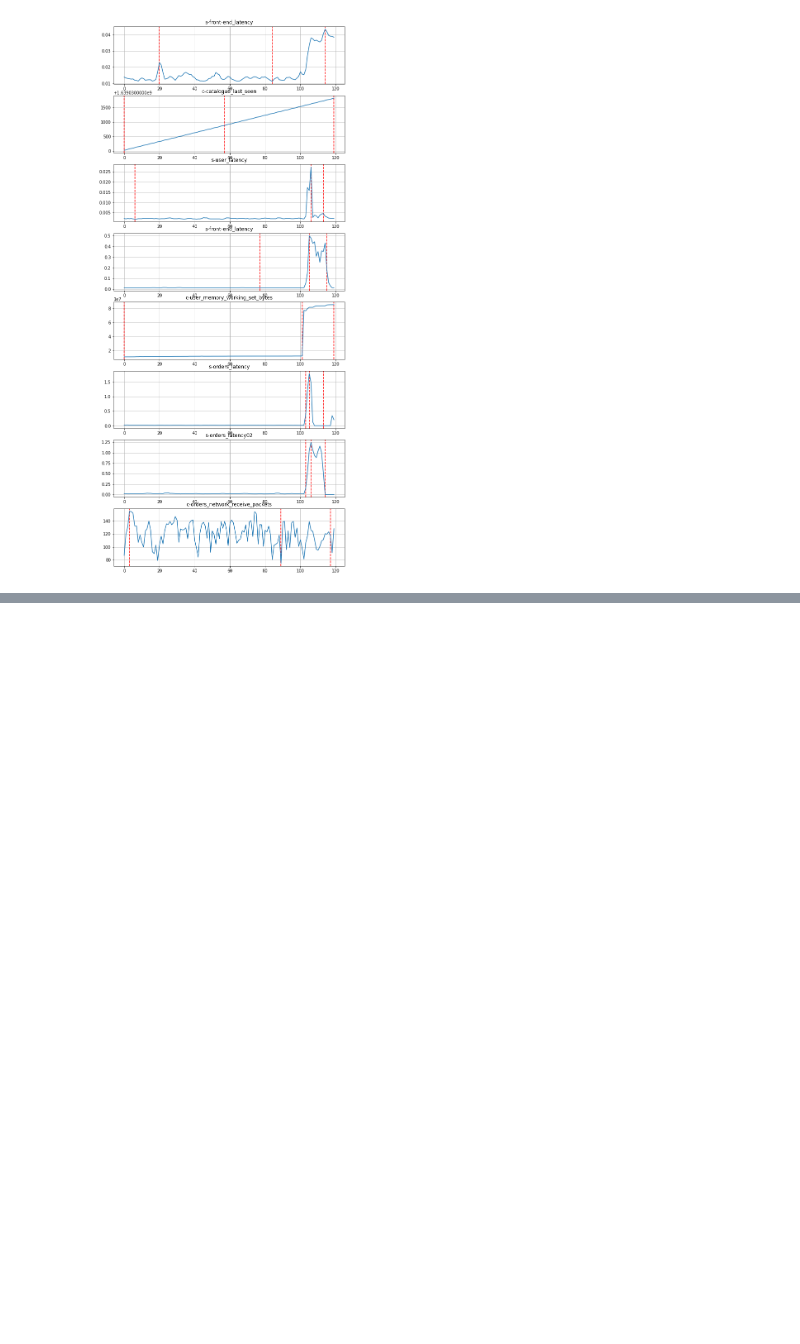
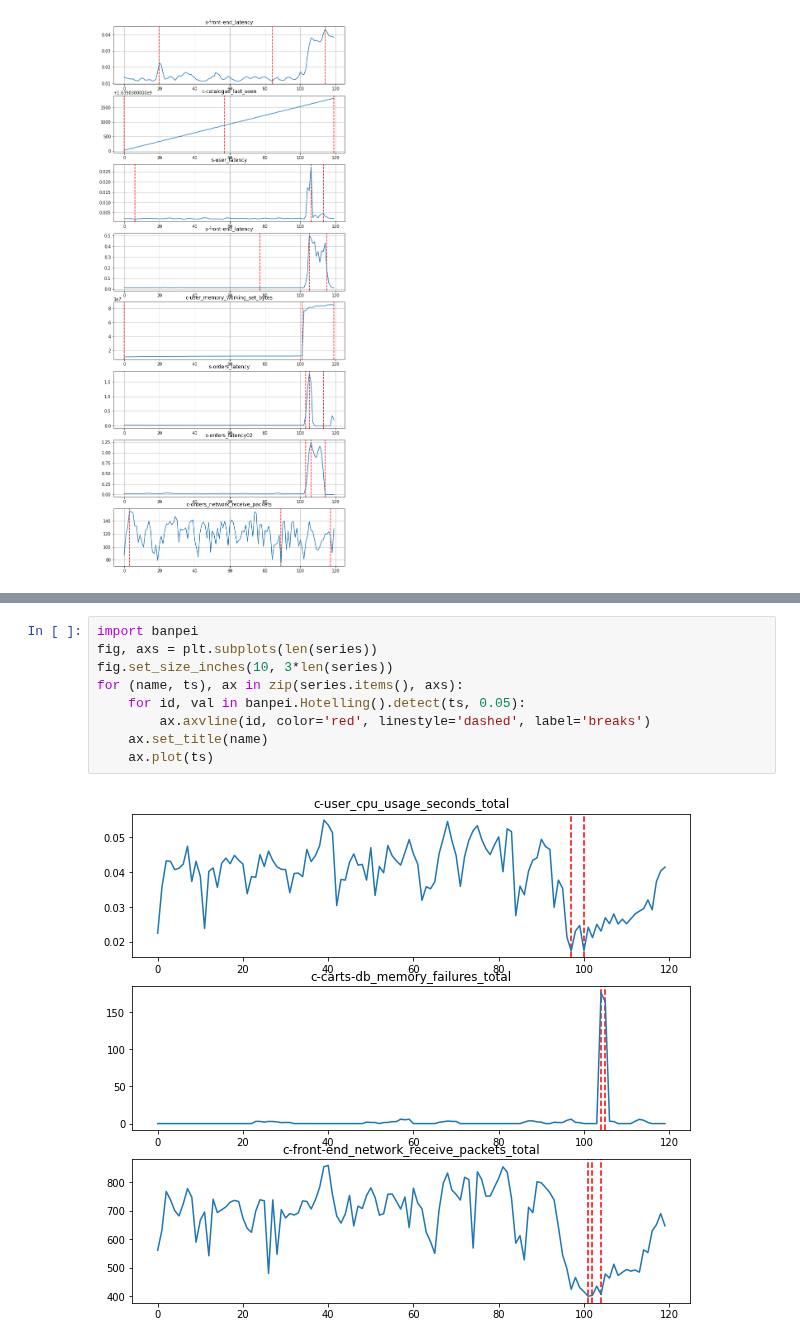
Before and after one commit to ai4sre/meltria-analyzer, a Jupyter notebook: notebooks/structual_break.ipynb, the cells around one changed output, grey strips where cells are left out. Drawn from its saved outputs; the diff is of its cells as text; blank space fills up the shorter version.

```diff
--- a/notebooks/structual_break.ipynb
+++ b/notebooks/structual_break.ipynb
@@ -169,0 +191,11 @@ for case, ax in zip(testcases_of_sockshop, axs):
+# %%
+import banpei
+fig, axs = plt.subplots(len(series))
+fig.set_size_inches(10, 3*len(series))
+for (name, ts), ax in zip(series.items(), axs):
+    for id, val in banpei.Hotelling().detect(ts, 0.05):
+        ax.axvline(id, color='red', linestyle='dashed', label='breaks')
+    ax.set_title(name)
+    ax.plot(ts)
+# %% [output]
+[figure, added]
```
Also changed, not shown: parts of 5 cells of this notebook.
